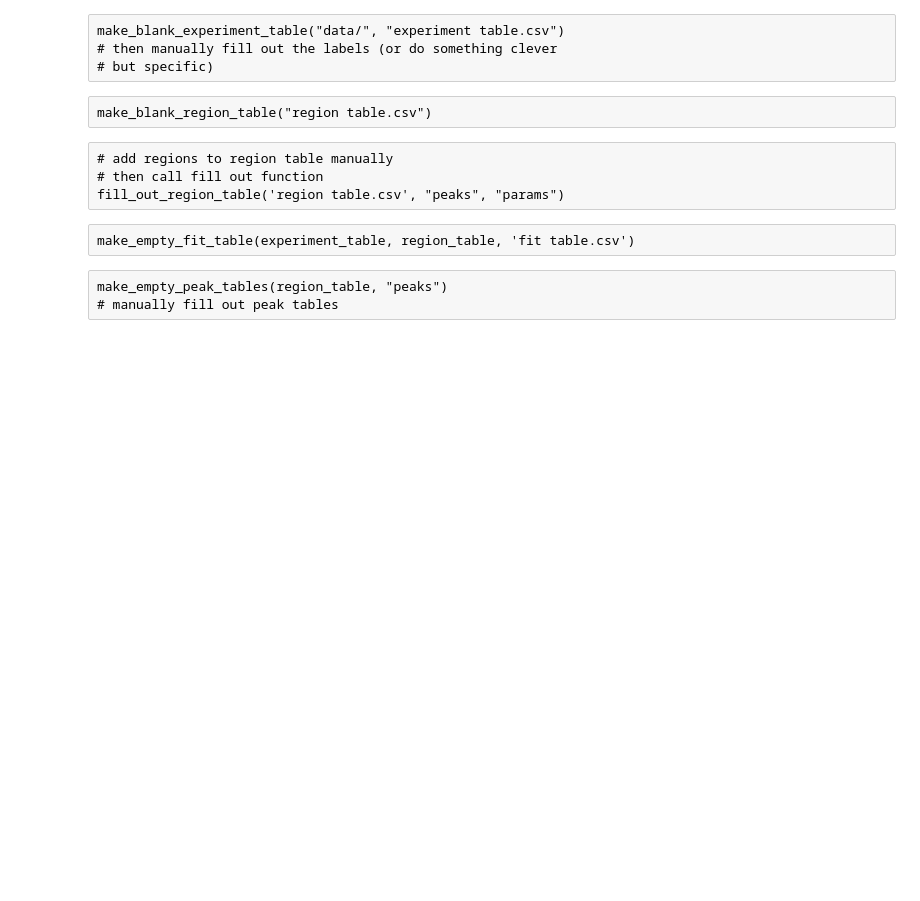
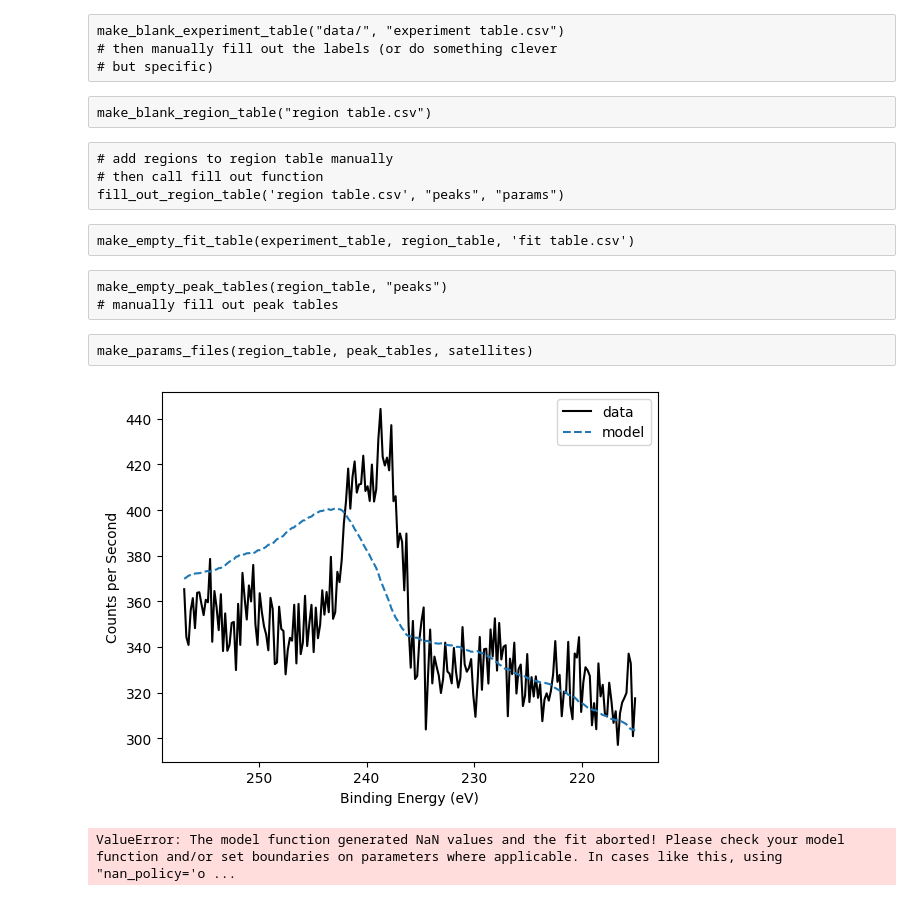
Before and after one commit to ChristianGeci/plntxps, a Jupyter notebook: batch fitting mockup/scratch paper.ipynb, the cells around one changed output. Drawn from its saved outputs; the diff is of its cells as text; code cells hidden in the pictures; blank space fills up the shorter version.

Commit message:
check guess function works

```diff
--- a/batch fitting mockup/scratch paper.ipynb
+++ b/batch fitting mockup/scratch paper.ipynb
@@ -12,11 +12,13 @@ make_blank_region_table("region table.csv")
 fill_out_region_table('region table.csv', "peaks", "params")
 # %%
 region_table = pd.read_csv('region table.csv', sep = '\t')
-experiment_table = pd.read_csv('experiment table.csv', sep = '\t')
+experiment_table = read_experiment_table('experiment table.csv')
 # %% [raw]
 make_empty_fit_table(experiment_table, region_table, 'fit table.csv')
 # %% [raw]
 make_empty_peak_tables(region_table, "peaks")
 # manually fill out peak tables
 # %%
+fit_table = pd.read_csv('fit table.csv', sep = '\t')
 peak_tables = read_peak_tables(region_table)
+satellites = get_satellites('al')
@@ -24,0 +25,13 @@ make_params_files(region_table, peak_tables, get_satellites('al'))
+# %% [raw]
+make_params_files(region_table, peak_tables, satellites)
+# %%
+batch_fit = XpsBatchFit(
+    experiment_table,
+    region_table,
+    fit_table,
+    peak_tables)
+# %%
+batch_fit.check_guess('Pellet 3.8 14.0 450.0', 'Mo 3d', satellites)
+# %% [output]
+[figure, added]
+ValueError: The model function generated NaN values and the fit aborted! Please check your model function and/or set boundaries on parameters where applicable. In cases like this, using "nan_policy='o ...
```
Also changed, not shown: parts of 1 cell of this notebook, 1 other file.
